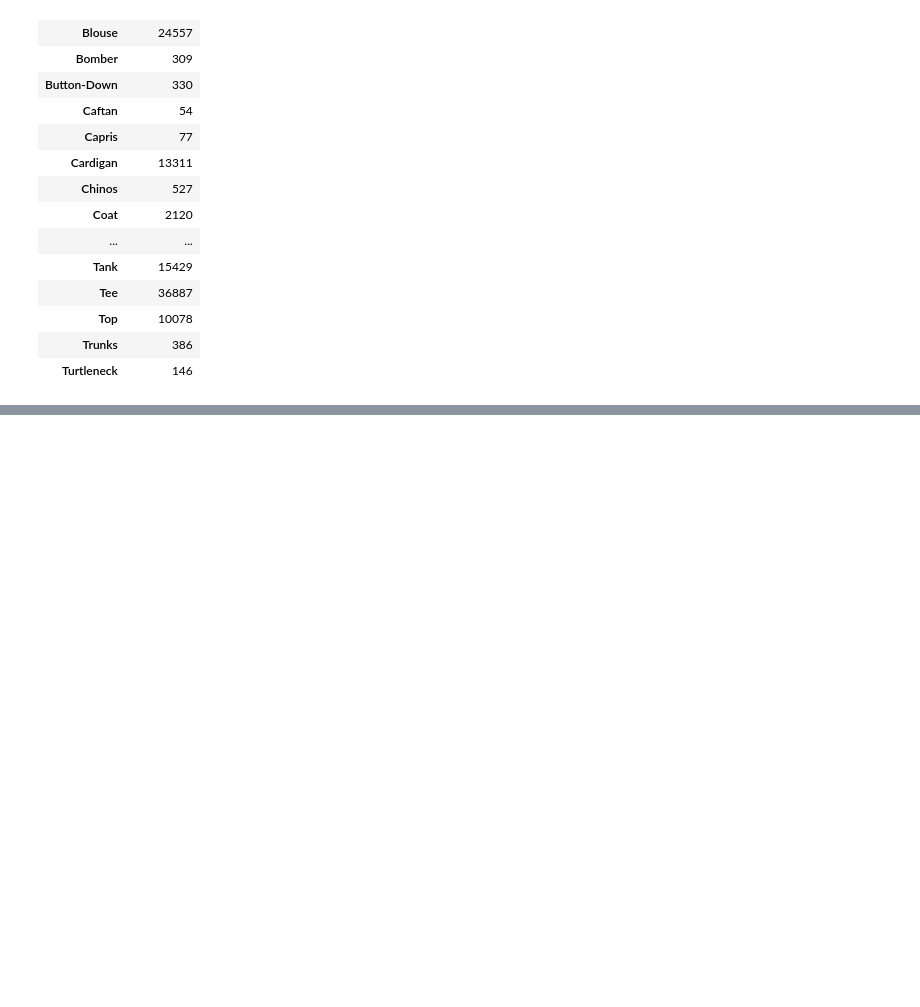
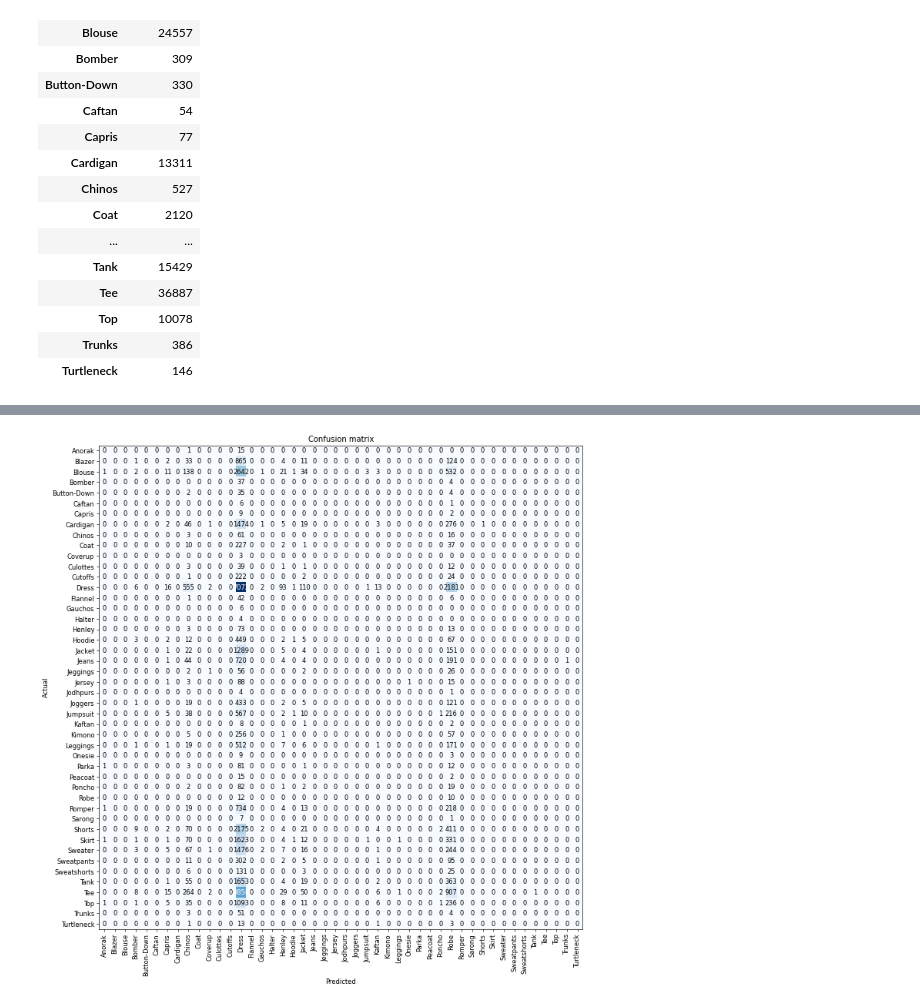
Before and after one commit to Sanjana7395/CMPE256-Fashion_Recommendation, a Jupyter notebook: Preprocessing.ipynb, the cells around one changed output, grey strips where cells are left out. Drawn from its saved outputs; the diff is of its cells as text; code cells hidden in the pictures; blank space fills up the shorter version.

```diff
--- a/Preprocessing.ipynb
+++ b/Preprocessing.ipynb
@@ -121,0 +157,4 @@ NameError: name 'ImageList' is not defined
+# %%
+interp.plot_confusion_matrix(figsize=(12,12), dpi=60)
+# %% [output]
+[figure, added]
```
Also changed, not shown: parts of 21 cells of this notebook, 4 other files.
